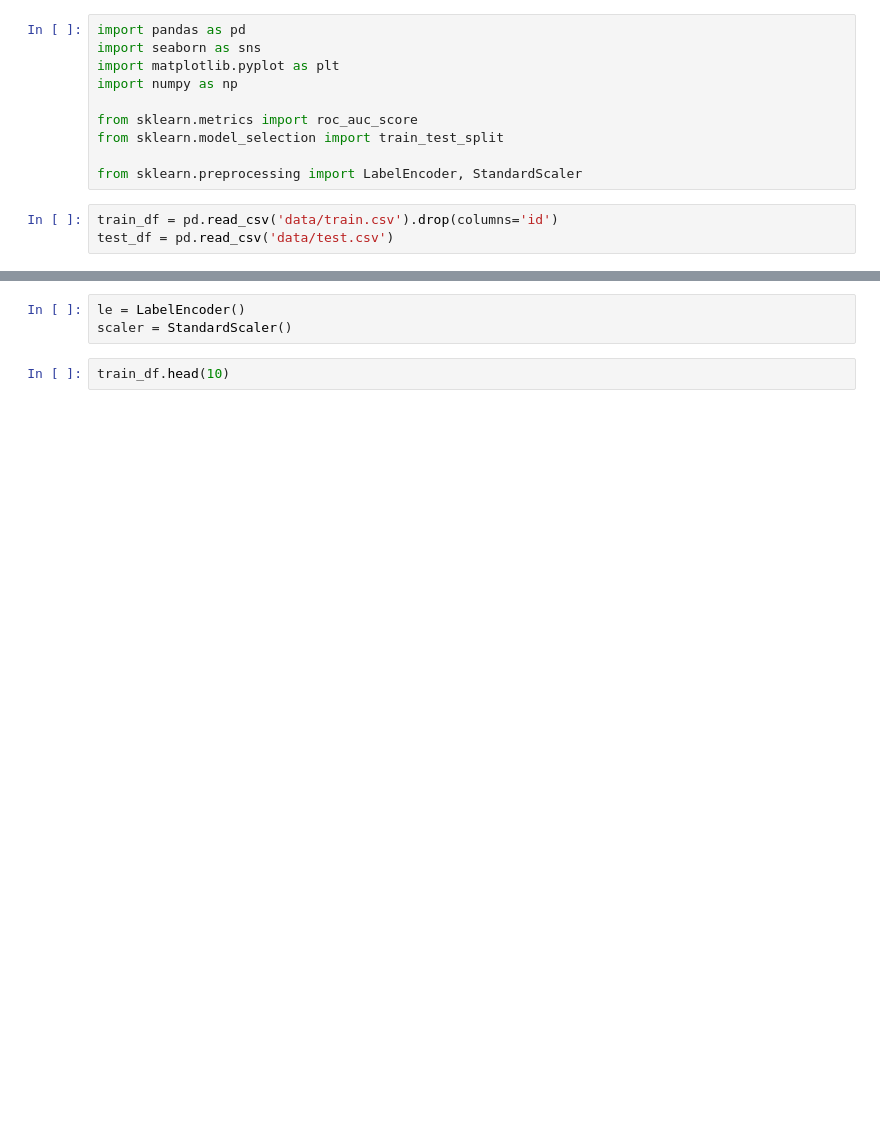
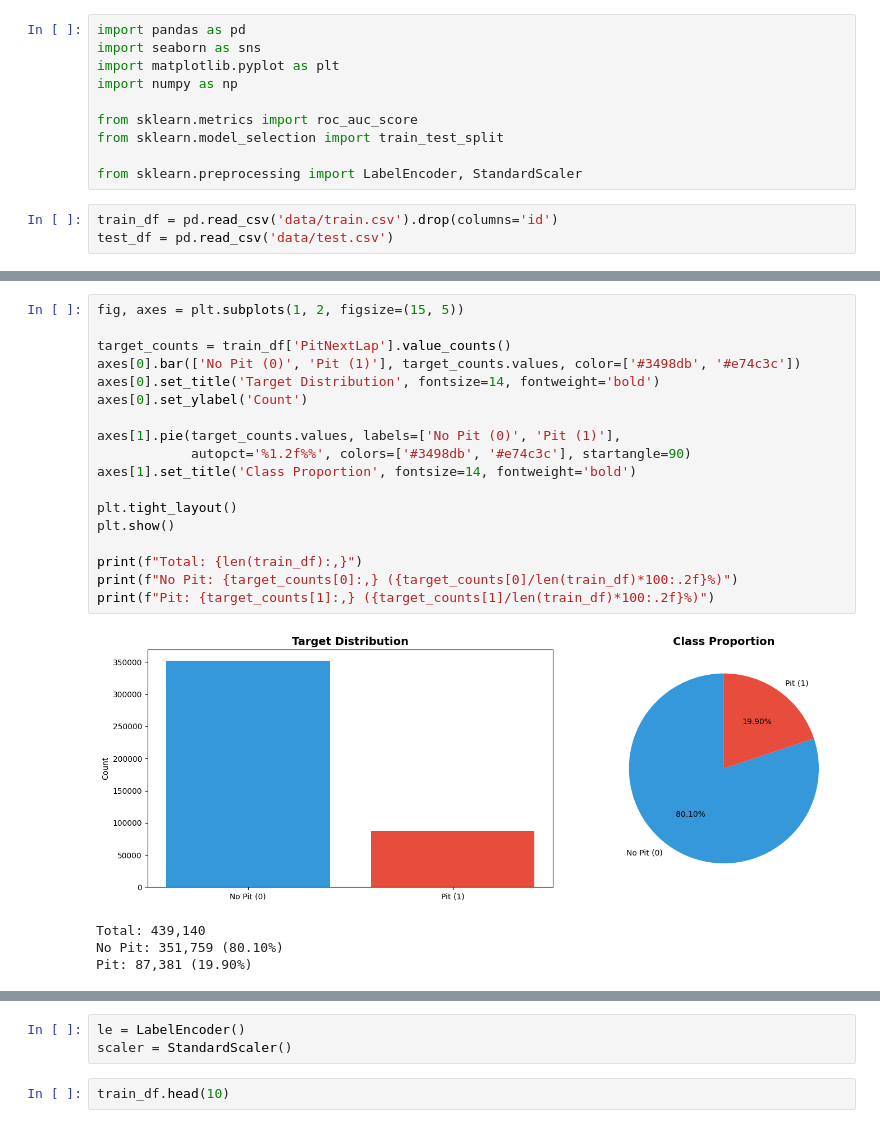
Before and after one commit to jpmamededs/KagglePitStops, a Jupyter notebook: PitStops.ipynb, the cells around one changed output, grey strips where cells are left out. Cells and saved outputs as stored; diff of their text form; blank space fills up the shorter version.

```diff
--- a/PitStops.ipynb
+++ b/PitStops.ipynb
@@ -13,0 +46,23 @@ test_df = pd.read_csv('data/test.csv')
+# %%
+fig, axes = plt.subplots(1, 2, figsize=(15, 5))
+
+target_counts = train_df['PitNextLap'].value_counts()
+axes[0].bar(['No Pit (0)', 'Pit (1)'], target_counts.values, color=['#3498db', '#e74c3c'])
+axes[0].set_title('Target Distribution', fontsize=14, fontweight='bold')
+axes[0].set_ylabel('Count')
+
+axes[1].pie(target_counts.values, labels=['No Pit (0)', 'Pit (1)'],
+            autopct='%1.2f%%', colors=['#3498db', '#e74c3c'], startangle=90)
+axes[1].set_title('Class Proportion', fontsize=14, fontweight='bold')
+
+plt.tight_layout()
+plt.show()
+
+print(f"Total: {len(train_df):,}")
+print(f"No Pit: {target_counts[0]:,} ({target_counts[0]/len(train_df)*100:.2f}%)")
+print(f"Pit: {target_counts[1]:,} ({target_counts[1]/len(train_df)*100:.2f}%)")
+# %% [output]
+[figure, added]
+Total: 439,140
+No Pit: 351,759 (80.10%)
+Pit: 87,381 (19.90%)
```
Also changed, not shown: parts of 29 cells of this notebook, 6 other files.
